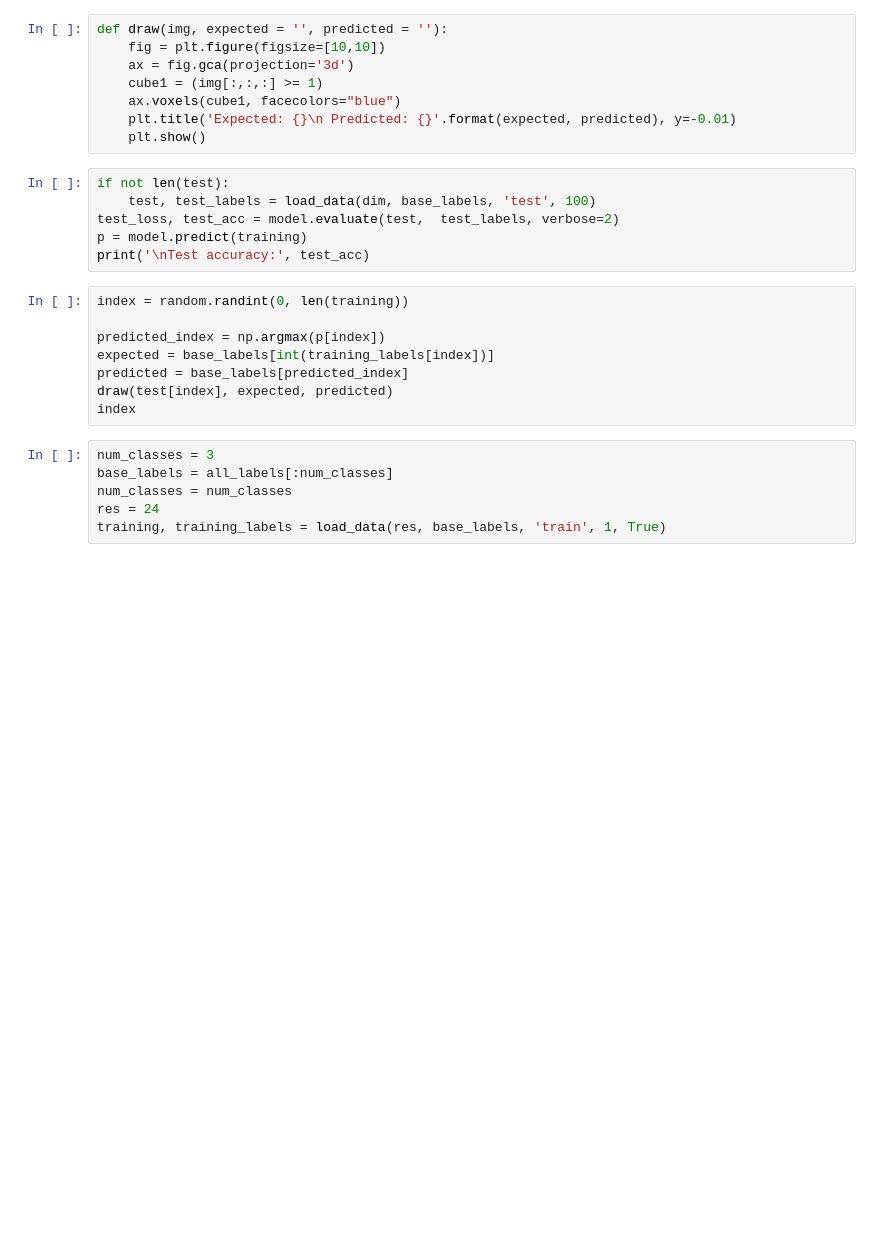
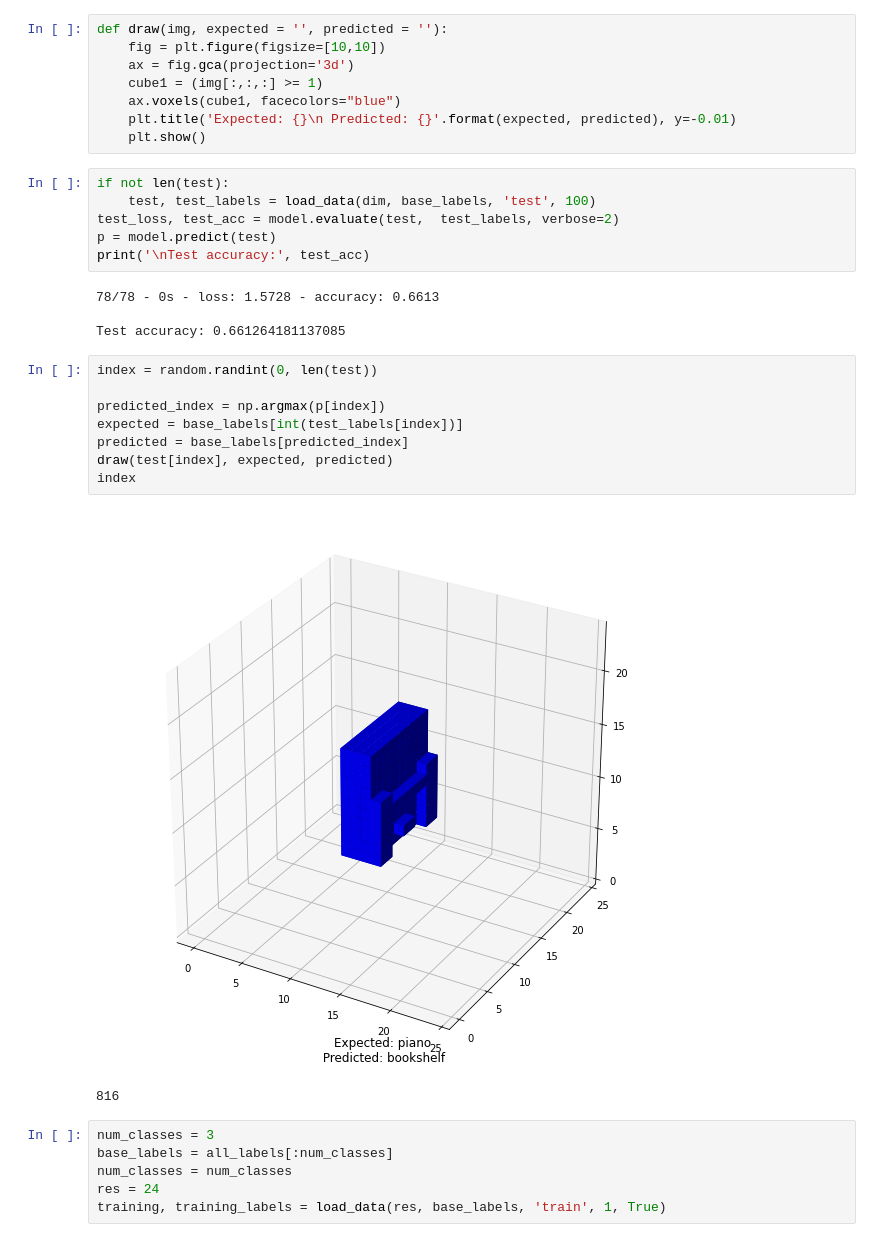
Before and after one commit to kno/TFM, a Jupyter notebook: TFM.ipynb, the cells around one changed output. Cells and saved outputs as stored; diff of their text form; blank space fills up the shorter version.

```diff
--- a/TFM.ipynb
+++ b/TFM.ipynb
@@ -287,16 +287,23 @@ def draw(img, expected = '', predicted = ''):
 if not len(test):
     test, test_labels = load_data(dim, base_labels, 'test', 100)
 test_loss, test_acc = model.evaluate(test,  test_labels, verbose=2)
-p = model.predict(training)
+p = model.predict(test)
 print('\nTest accuracy:', test_acc)
+# %% [output]
+78/78 - 0s - loss: 1.5728 - accuracy: 0.6613
+
+Test accuracy: 0.661264181137085
 # %%
-index = random.randint(0, len(training))
+index = random.randint(0, len(test))
 
 predicted_index = np.argmax(p[index])
-expected = base_labels[int(training_labels[index])]
+expected = base_labels[int(test_labels[index])]
 predicted = base_labels[predicted_index]
 draw(test[index], expected, predicted)
 index
+# %% [output]
+[figure, added]
+816
 # %%
 num_classes = 3
 base_labels = all_labels[:num_classes]
```
Also changed, not shown: parts of 1 cell of this notebook, 3 other files.
